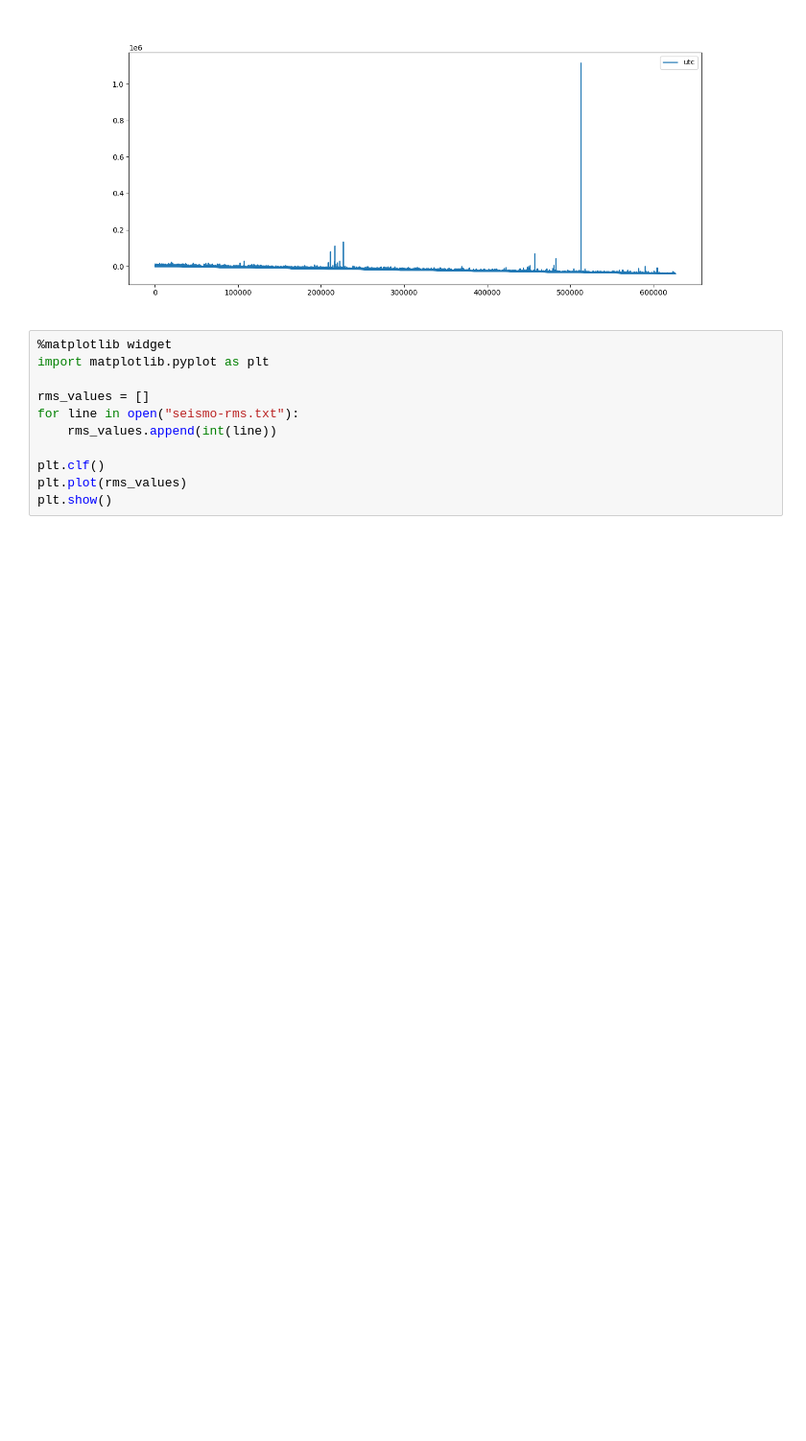
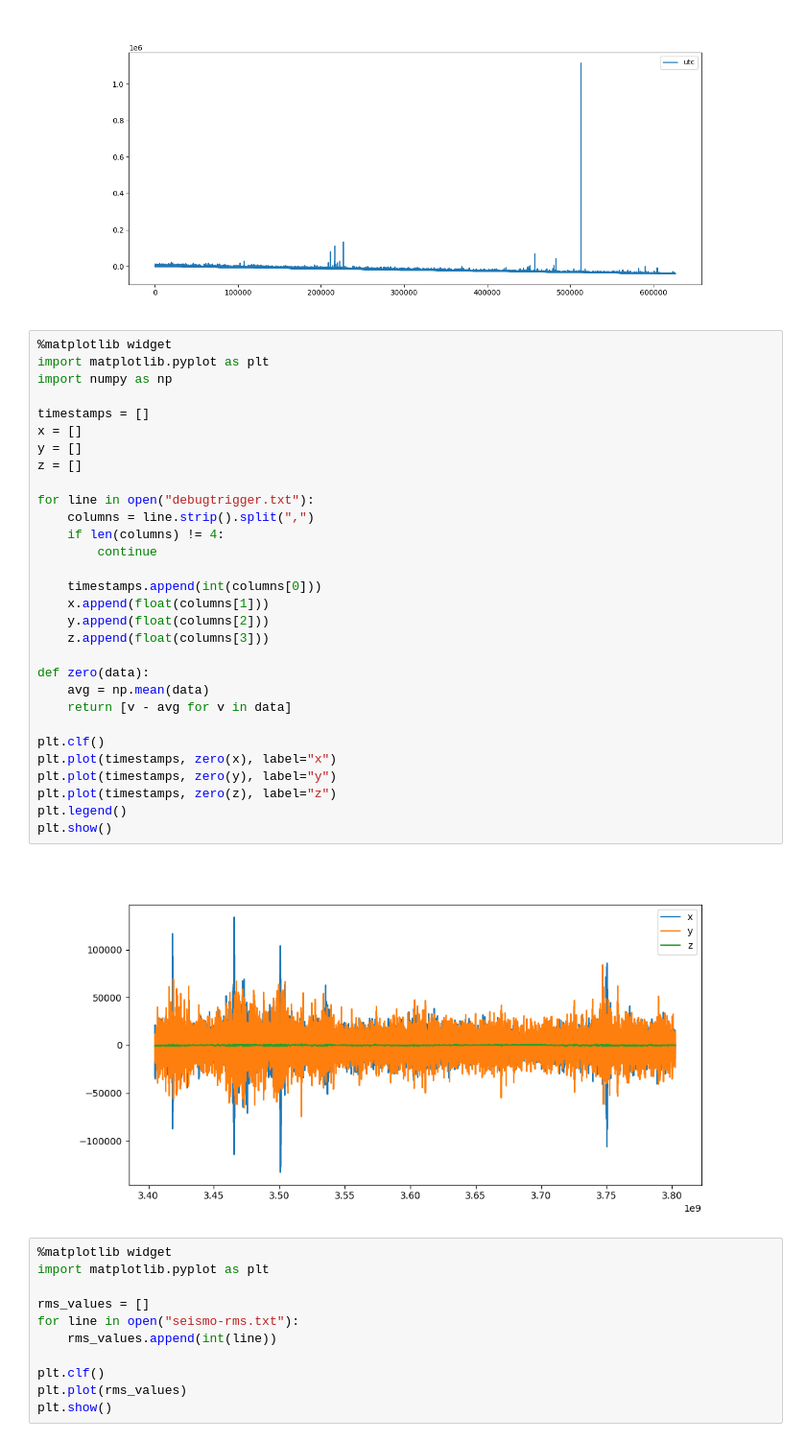
Before and after one commit to sytsereitsma/seismometer, a Jupyter notebook: server/analyze.ipynb, the cells around one changed output. Shown at 96% size. Cells and saved outputs as stored; diff of their text form; blank space fills up the shorter version.

Commit message:
Some debug scripting

```diff
--- a/server/analyze.ipynb
+++ b/server/analyze.ipynb
@@ -91,6 +91,38 @@ plt.legend()
 plt.show()
 # %% [output]
 [figure]
+# %%
+%matplotlib widget
+import matplotlib.pyplot as plt
+import numpy as np
+
+timestamps = []
+x = []
+y = []
+z = []
+
+for line in open("debugtrigger.txt"):
+    columns = line.strip().split(",")
+    if len(columns) != 4:
+        continue
+
+    timestamps.append(int(columns[0]))
+    x.append(float(columns[1]))
+    y.append(float(columns[2]))
+    z.append(float(columns[3]))
+
+def zero(data):
+    avg = np.mean(data)
+    return [v - avg for v in data]
+
+plt.clf()
+plt.plot(timestamps, zero(x), label="x")
+plt.plot(timestamps, zero(y), label="y")
+plt.plot(timestamps, zero(z), label="z")
+plt.legend()
+plt.show()
+# %% [output]
+[figure, added]
 # %%
 %matplotlib widget
 import matplotlib.pyplot as plt
```
Also changed, not shown: parts of 1 cell of this notebook.
